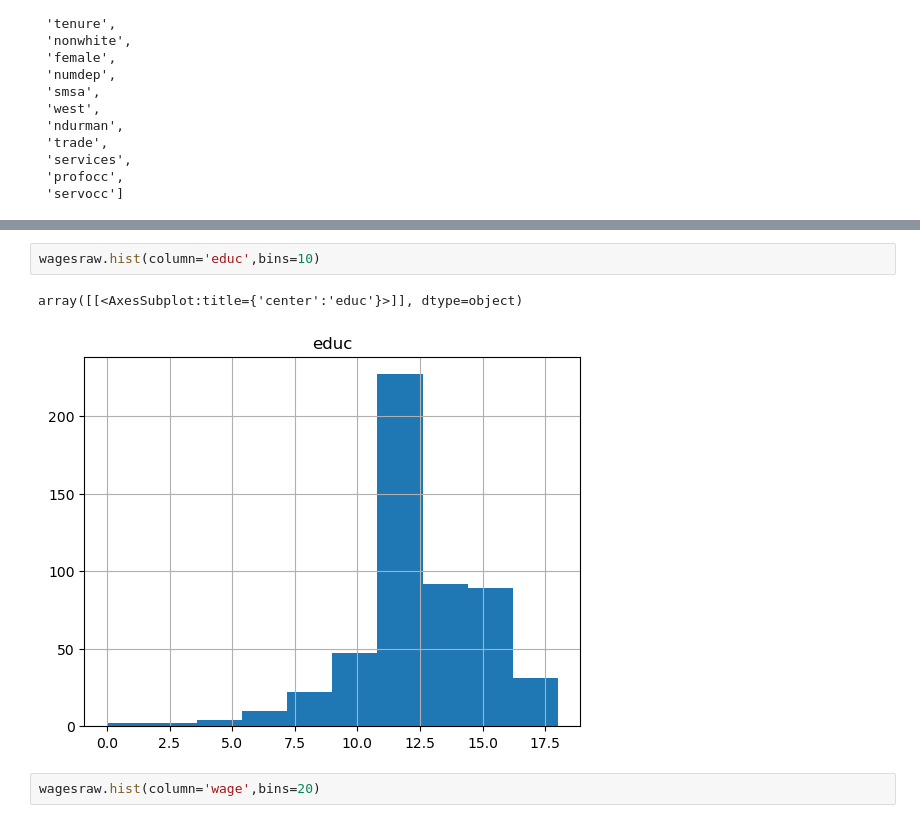
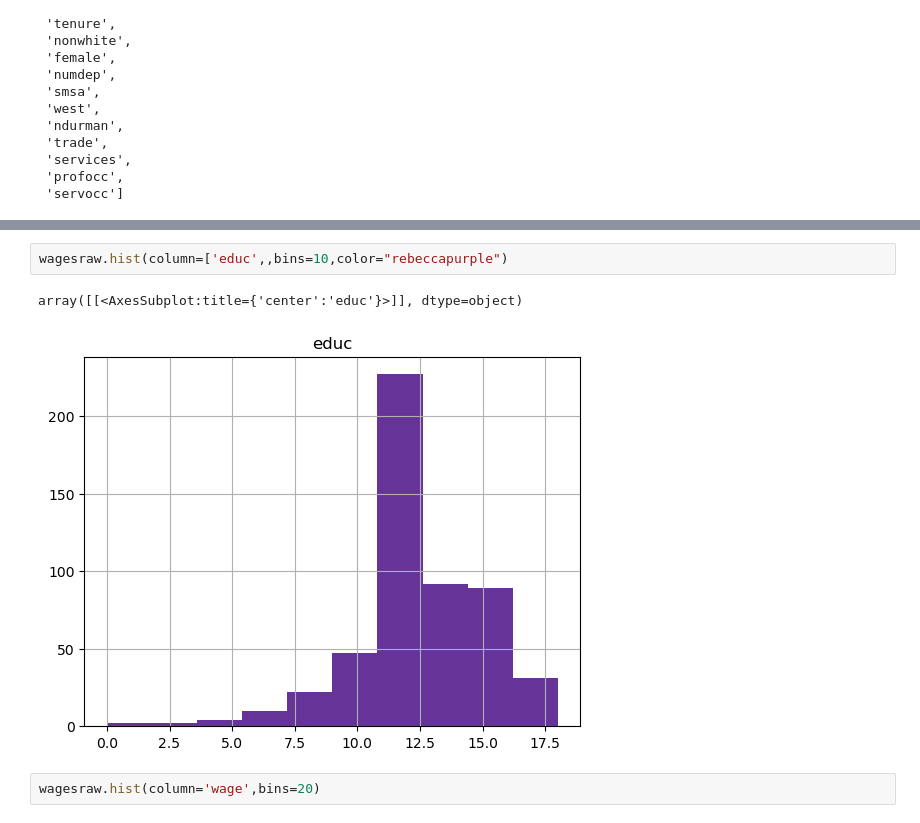
Before and after one commit to phrkyt/ImperialMBA_Regression, a Jupyter notebook: linear_regression.ipynb, the cells around one changed output, grey strips where cells are left out. Cells and saved outputs as stored; diff of their text form.

```diff
--- a/linear_regression.ipynb
+++ b/linear_regression.ipynb
@@ -78,8 +81,8 @@ desc
 # %%
-wagesraw.hist(column='educ',bins=10)
+wagesraw.hist(column=['educ',,bins=10,color="rebeccapurple")
 # %% [output]
 array([[<AxesSubplot:title={'center':'educ'}>]], dtype=object)
-[figure, old version]
+[figure, new version]
 # %%
 wagesraw.hist(column='wage',bins=20)
 # %% [output]
```
Also changed, not shown: parts of 45 cells of this notebook.
